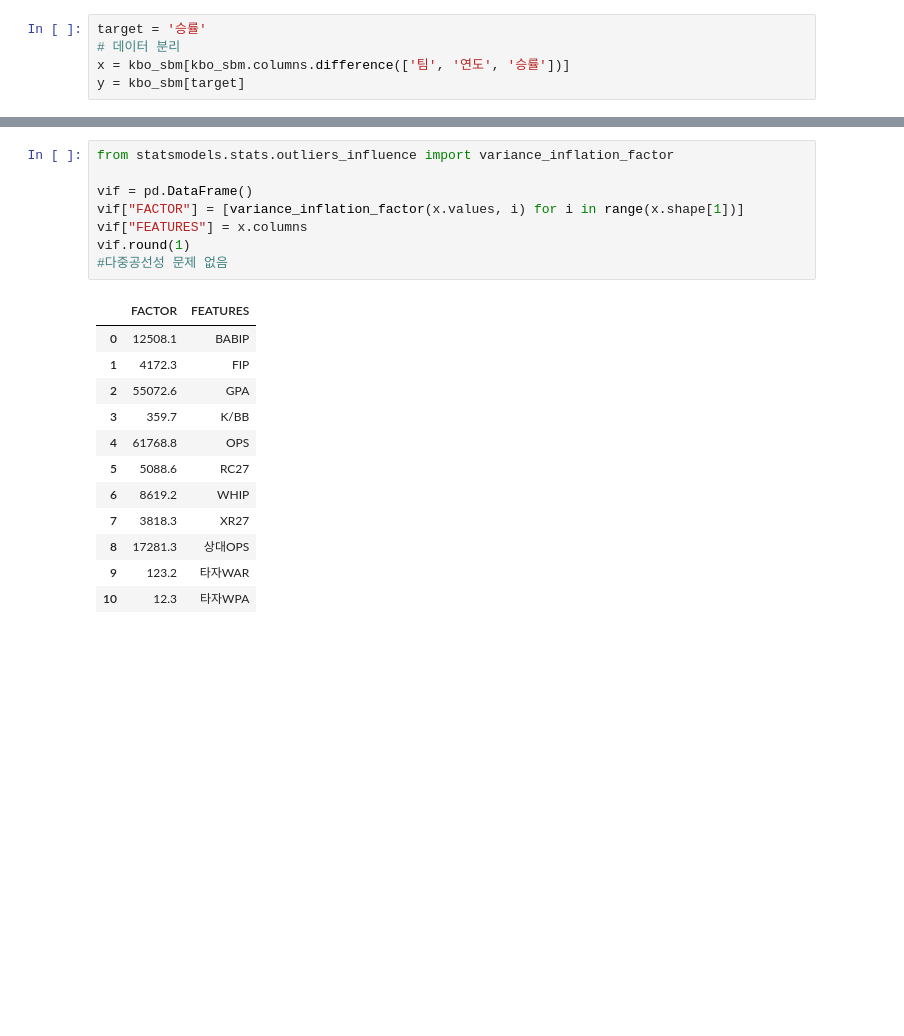
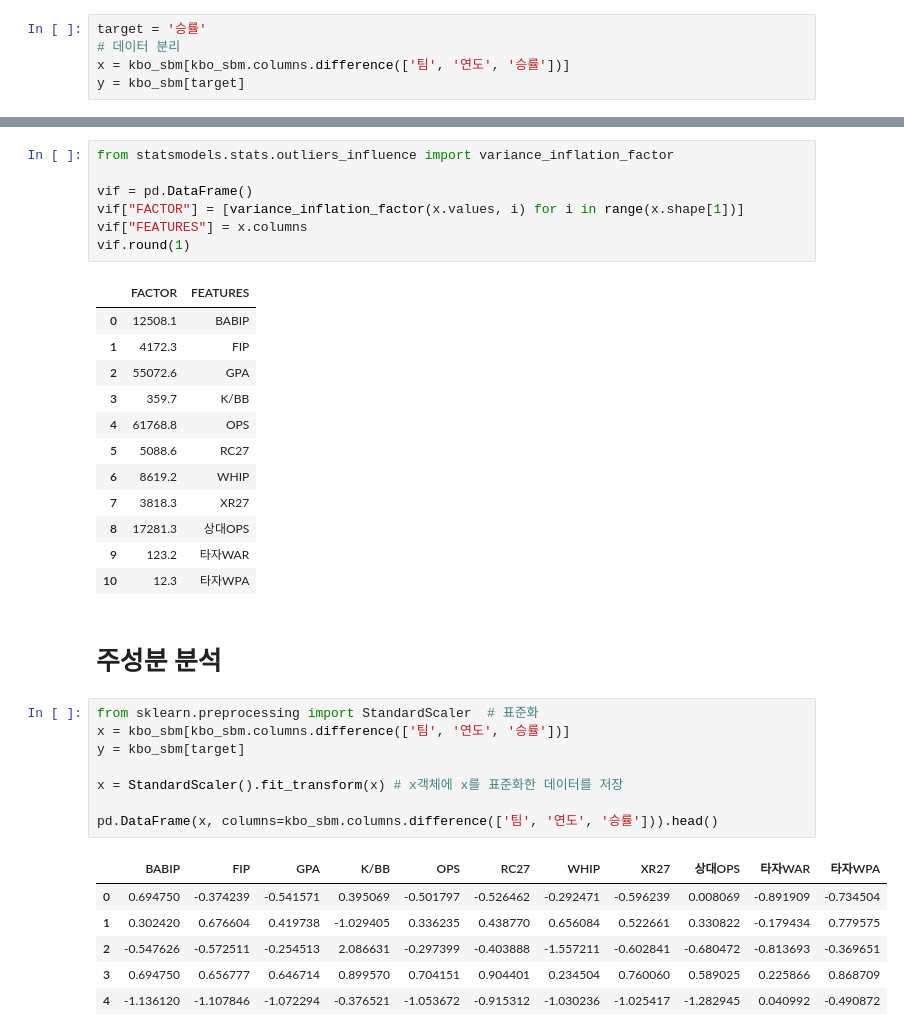
Before and after one commit to won4513/baseball, a Jupyter notebook: kbo/kbo.ipynb, the cells around one changed output, grey strips where cells are left out. Saved outputs shown, nothing was run; the diff lists cells and outputs as text; blank space fills up the shorter version.

```diff
--- a/kbo/kbo.ipynb
+++ b/kbo/kbo.ipynb
@@ -887,7 +871,6 @@ vif = pd.DataFrame()
 vif["FACTOR"] = [variance_inflation_factor(x.values, i) for i in range(x.shape[1])]
 vif["FEATURES"] = x.columns
 vif.round(1)
-#다중공선성 문제 없음
 # %% [output]
 |  | FACTOR | FEATURES |
 | 0 | 12508.1 | BABIP |
@@ -901,3 +884,20 @@ vif.round(1)
 | 8 | 17281.3 | 상대OPS |
 | 9 | 123.2 | 타자WAR |
 | 10 | 12.3 | 타자WPA |
+# %% [markdown]
+# 주성분 분석
+# %%
+from sklearn.preprocessing import StandardScaler  # 표준화
+x = kbo_sbm[kbo_sbm.columns.difference(['팀', '연도', '승률'])]
+y = kbo_sbm[target]
+
+x = StandardScaler().fit_transform(x) # x객체에 x를 표준화한 데이터를 저장
+
+pd.DataFrame(x, columns=kbo_sbm.columns.difference(['팀', '연도', '승률'])).head()
+# %% [output]
+|  | BABIP | FIP | GPA | K/BB | OPS | RC27 | WHIP | XR27 | 상대OPS | 타자WAR | 타자WPA |
+| 0 | 0.694750 | -0.374239 | -0.541571 | 0.395069 | -0.501797 | -0.526462 | -0.292471 | -0.596239 | 0.008069 | -0.891909 | -0.734504 |
+| 1 | 0.302420 | 0.676604 | 0.419738 | -1.029405 | 0.336235 | 0.438770 | 0.656084 | 0.522661 | 0.330822 | -0.179434 | 0.779575 |
+| 2 | -0.547626 | -0.572511 | -0.254513 | 2.086631 | -0.297399 | -0.403888 | -1.557211 | -0.602841 | -0.680472 | -0.813693 | -0.369651 |
+| 3 | 0.694750 | 0.656777 | 0.646714 | 0.899570 | 0.704151 | 0.904401 | 0.234504 | 0.760060 | 0.589025 | 0.225866 | 0.868709 |
+| 4 | -1.136120 | -1.107846 | -1.072294 | -0.376521 | -1.053672 | -0.915312 | -1.030236 | -1.025417 | -1.282945 | 0.040992 | -0.490872 |
```
Also changed, not shown: parts of 13 cells of this notebook.
